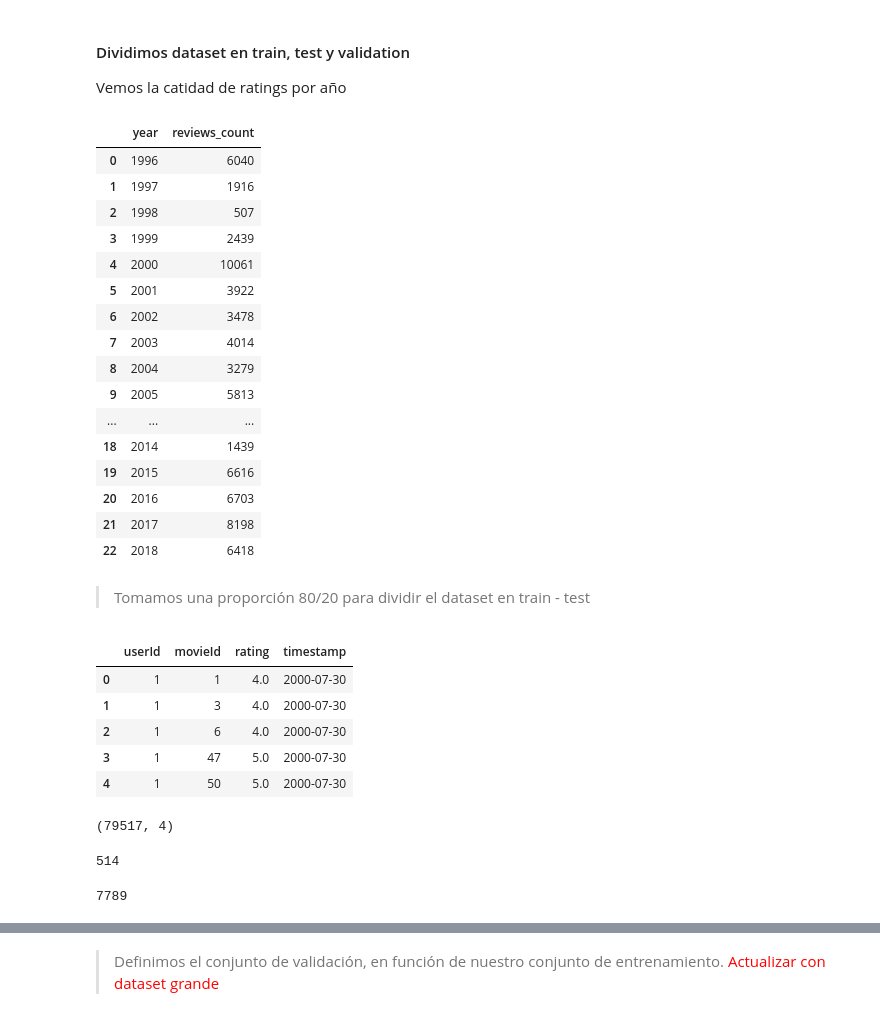
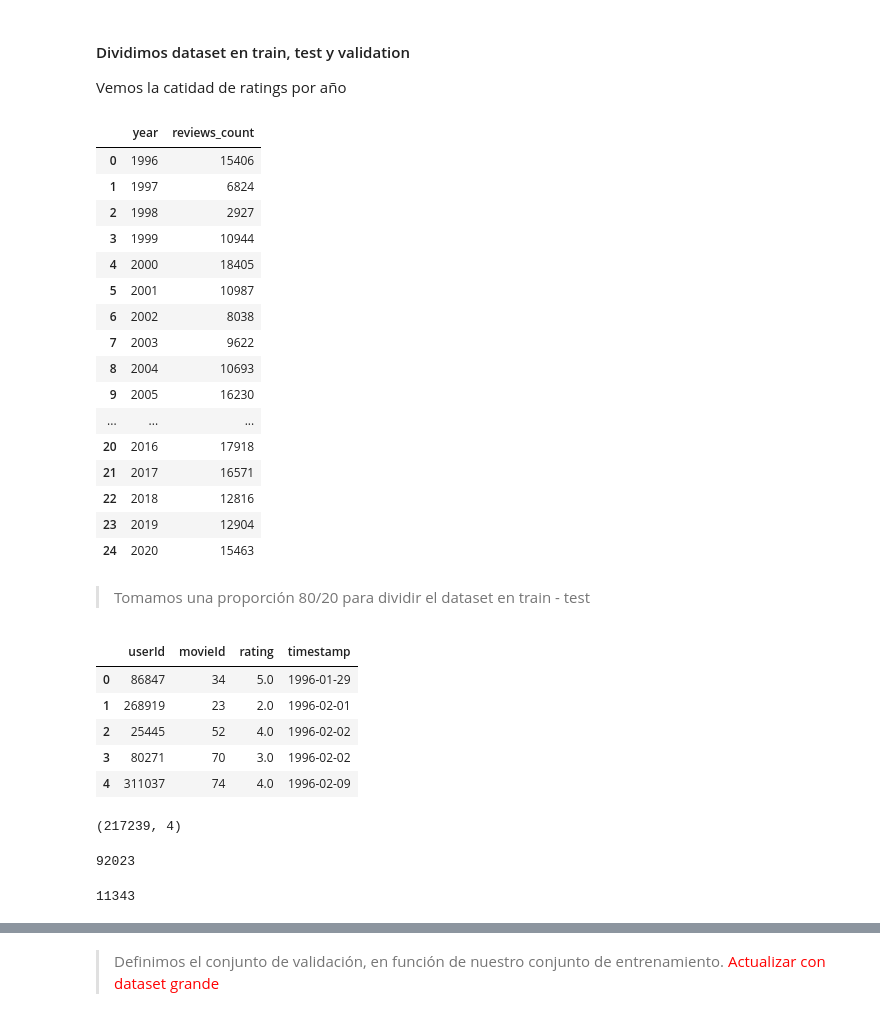
Before and after one commit to haploide/recommendation_system, a Jupyter notebook: notebooks/Entregable_3_Araoz_Bajo_Barrera.ipynb, the cells around one changed output, grey strips where cells are left out. Saved outputs shown, nothing was run; the diff lists cells and outputs as text; code cells hidden in the pictures.

```diff
--- a/notebooks/Entregable_3_Araoz_Bajo_Barrera.ipynb
+++ b/notebooks/Entregable_3_Araoz_Bajo_Barrera.ipynb
@@ -27,7 +27,7 @@ movies.head()
 | 3 | 4 | Waiting to Exhale (1995) | Comedy|Drama|Romance |
 | 4 | 5 | Father of the Bride Part II (1995) | Comedy |
 # %%
-ratings = pd.read_csv("../data/ml-latest/ratings.csv")
+ratings = pd.read_csv("../data/ml-latest/ratings.csv").sample(300000, random_state=42).sort_values(by='timestamp', ascending=True).reset_index(drop=True)
 ratings
 # %% [output]
 |  | userId | movieId | rating | timestamp |
@@ -167,44 +167,44 @@ plot_df.columns = ["year", "reviews_count"]
 plot_df.head(25)
 # %% [output]
 |  | year | reviews_count |
-| 0 | 1996 | 6040 |
-| 1 | 1997 | 1916 |
-| 2 | 1998 | 507 |
-| 3 | 1999 | 2439 |
-| 4 | 2000 | 10061 |
-| 5 | 2001 | 3922 |
-| 6 | 2002 | 3478 |
-| 7 | 2003 | 4014 |
-| 8 | 2004 | 3279 |
-| 9 | 2005 | 5813 |
+| 0 | 1996 | 15406 |
+| 1 | 1997 | 6824 |
+| 2 | 1998 | 2927 |
+| 3 | 1999 | 10944 |
+| 4 | 2000 | 18405 |
+| 5 | 2001 | 10987 |
+| 6 | 2002 | 8038 |
+| 7 | 2003 | 9622 |
+| 8 | 2004 | 10693 |
+| 9 | 2005 | 16230 |
 | ... | ... | ... |
-| 18 | 2014 | 1439 |
-| 19 | 2015 | 6616 |
-| 20 | 2016 | 6703 |
-| 21 | 2017 | 8198 |
-| 22 | 2018 | 6418 |
+| 20 | 2016 | 17918 |
+| 21 | 2017 | 16571 |
+| 22 | 2018 | 12816 |
+| 23 | 2019 | 12904 |
+| 24 | 2020 | 15463 |
 # %% [markdown]
 > Tomamos una proporción 80/20 para dividir el dataset en train - test
 # %%
-train = ratings[(ratings.timestamp < datetime(year=2016, month=1, day=1))]
+train = ratings[(ratings.timestamp < datetime(year=2017, month=1, day=1))]
 train.head()
 # %% [output]
 |  | userId | movieId | rating | timestamp |
-| 0 | 1 | 1 | 4.0 | 2000-07-30 |
-| 1 | 1 | 3 | 4.0 | 2000-07-30 |
-| 2 | 1 | 6 | 4.0 | 2000-07-30 |
-| 3 | 1 | 47 | 5.0 | 2000-07-30 |
-| 4 | 1 | 50 | 5.0 | 2000-07-30 |
+| 0 | 86847 | 34 | 5.0 | 1996-01-29 |
+| 1 | 268919 | 23 | 2.0 | 1996-02-01 |
+| 2 | 25445 | 52 | 4.0 | 1996-02-02 |
+| 3 | 80271 | 70 | 3.0 | 1996-02-02 |
+| 4 | 311037 | 74 | 4.0 | 1996-02-09 |
 # %%
 train.shape
 # %% [output]
-(79517, 4)
+(217239, 4)
 # %%
 train.userId.nunique()
 # %% [output]
-514
+92023
 # %%
 train.movieId.nunique()
 # %% [output]
-7789
+11343
 # %%
```
Also changed, not shown: parts of 16 cells of this notebook.
